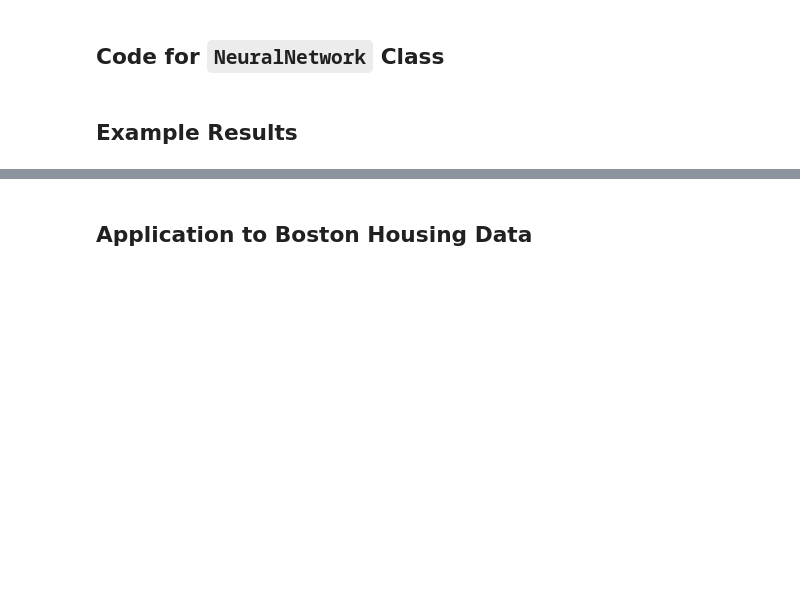
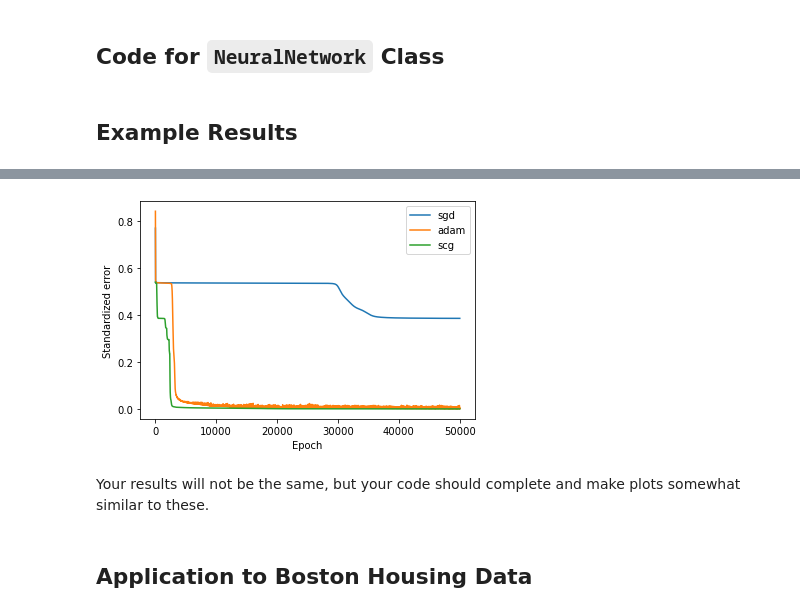
Before and after one commit to Randalthor95/CS_545, a Jupyter notebook: Assignments/A2 NeuralNetwork Class.ipynb, the cells around one changed output, grey strips where cells are left out. Saved outputs shown, nothing was run; the diff lists cells and outputs as text; code cells hidden in the pictures; blank space fills up the shorter version.

```diff
--- a/Assignments/A2 NeuralNetwork Class.ipynb
+++ b/Assignments/A2 NeuralNetwork Class.ipynb
@@ -287,3 +333,15 @@ Here we test the `NeuralNetwork` class with some simple data.
+# %%
+plt.figure(2)
+plt.clf()
+for error_trace in errors:
+    plt.plot(error_trace)
+plt.xlabel('Epoch')
+plt.ylabel('Standardized error')
+plt.legend([mr[0] for mr in method_rhos]);
+# %% [output]
+[figure, added]
+# %% [markdown]
+Your results will not be the same, but your code should complete and make plots somewhat similar to these.
 # %% [markdown]
 ## Application to Boston Housing Data
 # %% [markdown]
```
Also changed, not shown: parts of 8 cells of this notebook, 4 other files.
